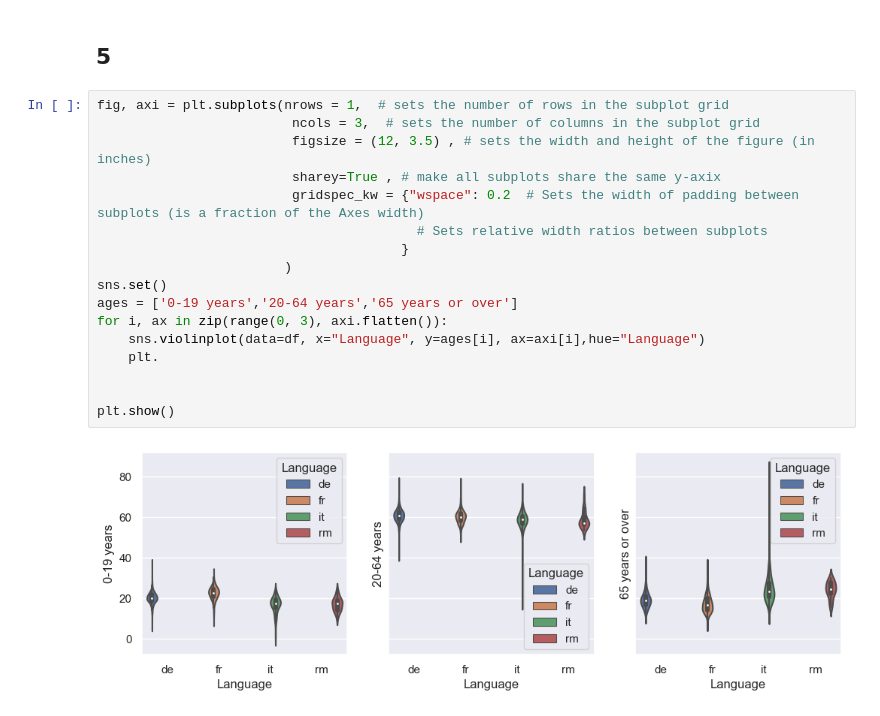
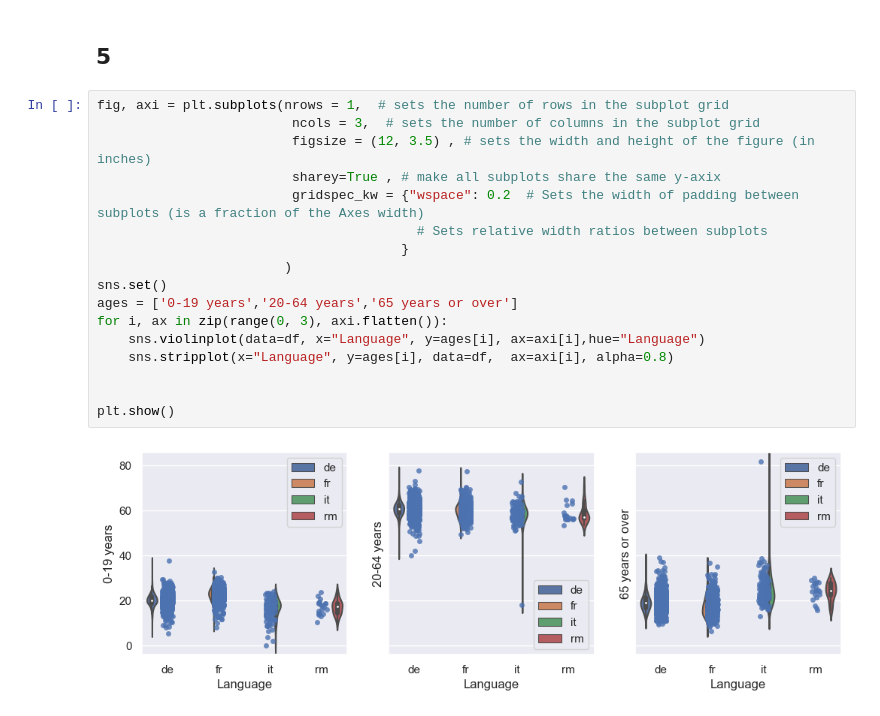
Before and after one commit to ZahraaHakeem/EPFL_Course1_FinalProject, a Jupyter notebook: FinalProject with EPFL.ipynb, the cells around one changed output. Cells and saved outputs as stored; diff of their text form.

```diff
--- a/FinalProject with EPFL.ipynb
+++ b/FinalProject with EPFL.ipynb
@@ -326,19 +328,19 @@ plt.legend(bbox_to_anchor=(1.0, 1.0))
 # %%
 fig, axi = plt.subplots(nrows = 1,  # sets the number of rows in the subplot grid
                          ncols = 3,  # sets the number of columns in the subplot grid
                          figsize = (12, 3.5) , # sets the width and height of the figure (in inches)
                          sharey=True , # make all subplots share the same y-axix
                          gridspec_kw = {"wspace": 0.2  # Sets the width of padding between subplots (is a fraction of the Axes width)
                                          # Sets relative width ratios between subplots
                                        }
                         )
 sns.set()
 ages = ['0-19 years','20-64 years','65 years or over']
 for i, ax in zip(range(0, 3), axi.flatten()):
     sns.violinplot(data=df, x="Language", y=ages[i], ax=axi[i],hue="Language")
-    plt.
+    sns.stripplot(x="Language", y=ages[i], data=df,  ax=axi[i], alpha=0.8)
 
 
 plt.show()
 # %% [output]
-[figure, old version]
+[figure, new version]
```
Also changed, not shown: parts of 6 cells of this notebook.
